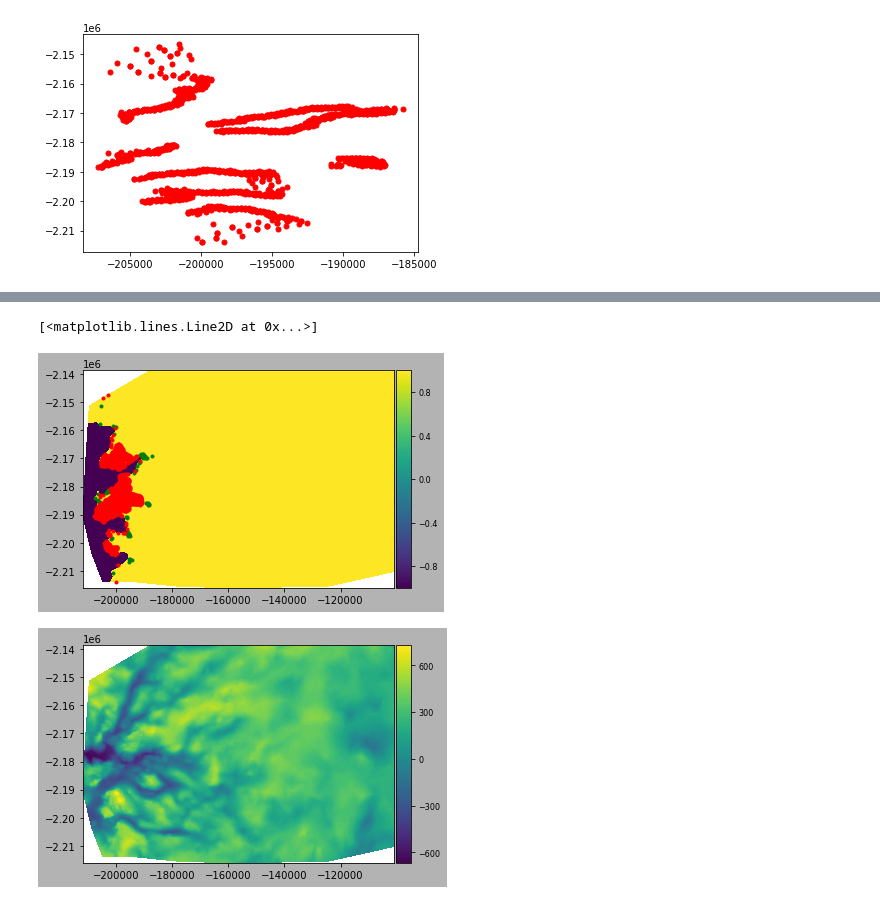
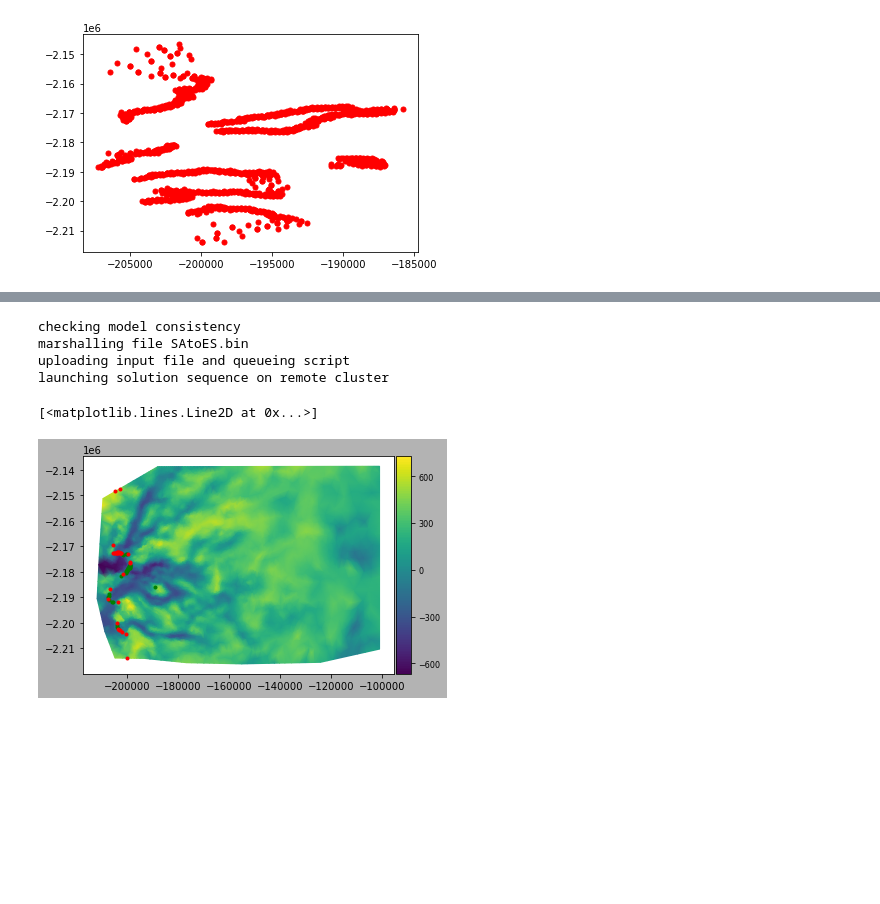
Before and after one commit to dfelikson/GrIS_Outlet_Glacier_Seasonal_dhdt, a Jupyter notebook: relaxation.ipynb, the cells around one changed output, grey strips where cells are left out. Cells and saved outputs as stored; diff of their text form; code cells hidden in the pictures; blank space fills up the shorter version.

Commit message:
New version of relaxation notebook to run on the new DaskHub setup on us-west-2

```diff
--- a/relaxation.ipynb
+++ b/relaxation.ipynb
@@ -147,7 +156,8 @@ Q = glacier0013['RACMO']['Q']
 
 from frontalforcingsrignot import frontalforcingsrignot
 md.frontalforcings = frontalforcingsrignot()
-md.frontalforcings.thermalforcing = np.zeros( (md.mesh.numberofvertices+1, len(glacier0013['EN4']['TF'])) )
+valid = ~np.isnan(glacier0013['EN4']['TF'])
+md.frontalforcings.thermalforcing = np.zeros( (md.mesh.numberofvertices+1, len(glacier0013['EN4']['TF'][valid])) )
 md.frontalforcings.subglacial_discharge = np.zeros( (md.mesh.numberofvertices+1, len(glacier0013['RACMO']['Q'])) )
 # %%
 # Assign forcings to correct node
@@ -194,6 +190,3 @@ The 'add_all' parameter of __init__() was deprecated in Matplotlib 3.3 and will
-# %%
-pos = np.where(np.isnan(md.frontalforcings.thermalforcing))[0]
-md.frontalforcings.thermalforcing[pos] = -9999
 # %%
 print(np.where(np.isnan(md.frontalforcings.subglacial_discharge)))
 print(np.where(np.isinf(md.frontalforcings.subglacial_discharge)))
@@ -238,12 +236,8 @@ md.frontalforcings.subglacial_discharge[pos] = 0
 md.frontalforcings.thermalforcing[pos] = 0
 #+++++++++++++++++++++++++++++++++++++++++++++++++++++++++++++++++++++++
 
-md.frontalforcings.basin = np.ones(md.mesh.numberofvertices)
-md.frontalforcings.basin[glacier13_nodes]= 13
-md.frontalforcings.basin[glacier52_nodes]= 52
-md.frontalforcings.basin[glacier53_nodes]= 53
-md.frontalforcings.basin[glacier90_nodes]= 90
-md.frontalforcings.numberofbasins = 4
+md.frontalforcings.basin_id = basins_elements
+md.frontalforcings.num_basins = 4
 
 # We set the calving model (no moving front ... spclevelset is actually ignored)
 from calvingvonmises import calvingvonmises
@@ -260,19 +254,14 @@ md.calving.stress_threshold_groundedice = 1000000.0 #replace with LHS value
 
 # Set the requested outputs
 md.stressbalance.requested_outputs=['default']
-md.transient.requested_outputs=['default','IceVolumeAboveFloatation']
+md.transient.requested_outputs=['default','IceVolumeAboveFloatation','BasalforcingsGroundediceMeltingRate','CalvingMeltingrate']
 
 # Go solve
 md.verbose.solution=1
-import importlib
-import generic_daskhub
-importlib.reload(generic_daskhub)
-from generic_daskhub import generic_daskhub
-
 from socket import gethostname
-md.cluster = generic_daskhub('name', gethostname(), 'np', 16)
-
-md.settings.waitonlock = 9999 #np.inf
+from generic import generic
+md.cluster = generic('name', gethostname(), 'np', 16)
+md.settings.waitonlock = np.inf
 md.cluster.interactive = 0
 
 from solve import solve
@@ -285,7 +274,7 @@ for i in range(len(md.results.TransientSolution)):
     md.results.TransientSolution[i].step = np.float64(md.results.TransientSolution[i].step)
 
 #export_netCDF(md, "./Models/SAtoES_relaxation_" +ensemble_ID+ ".nc")
-export_netCDF(md, "./Models/SAtoES_relaxation_control.nc")
+#export_netCDF(md, "./Models/SAtoES_relaxation_control.nc")
 # %% [output]
 checking model consistency
 marshalling file SAtoES.bin
@@ -352,30 +286,35 @@ The 'add_all' parameter of __init__() was deprecated in Matplotlib 3.3 and will
+# %%
+md.timestepping.final_time = 1995.
+md = solve(md, 'tr')
+# %% [output]
+checking model consistency
+marshalling file SAtoES.bin
+uploading input file and queueing script
+launching solution sequence on remote cluster
 # %%
 time = [md.results.TransientSolution[i].time for i in range(len(md.results.TransientSolution))]
 VAF = [md.results.TransientSolution[i].IceVolumeAboveFloatation for i in range(len(md.results.TransientSolution))]
 
 # Look for terminus advance
 idx = np.logical_and(np.array(md.mask.ice_levelset) > 0, \
-                     np.array(md.results.TransientSolution[150].MaskIceLevelset).ravel() <= 0)
+                     np.array(md.results.TransientSolution[-1].MaskIceLevelset).ravel() <= 0)
 pos_advance = np.where(idx)[0]
 
 # Look for terminus retreat
 idx = np.logical_and(np.array(md.mask.ice_levelset) < 0, \
-                     np.array(md.results.TransientSolution[150].MaskIceLevelset).ravel() >= 0)
+                     np.array(md.results.TransientSolution[-1].MaskIceLevelset).ravel() >= 0)
 pos_retreat = np.where(idx)[0]
 
 #fig = plt.figure(figsize=(10,10))
 #plotmodel(md, 'data', np.array(md.mask.ice_levelset), \
 #              'data', np.array(md.results.TransientSolution[5].MaskIceLevelset).ravel(), \
 #              'caxis#all', [-1., +1.])
-plotmodel(md, 'data', np.array(md.mask.ice_levelset) - np.array(md.results.TransientSolution[149].MaskIceLevelset).ravel(), \
-              'caxis#all', [-1, +1])
+#plotmodel(md, 'data', np.array(md.mask.ice_levelset) - np.array(md.results.TransientSolution[-1].MaskIceLevelset).ravel(), \
+#              'caxis#all', [-1, +1])
 
+plotmodel(md, 'data', md.mask.ice_levelset)
 plt.plot(md.mesh.x[pos_advance], md.mesh.y[pos_advance], 'g.')
 plt.plot(md.mesh.x[pos_retreat], md.mesh.y[pos_retreat], 'r.')
 # %% [output]
 [<matplotlib.lines.Line2D at 0x...>]
-[figure, old version]
+[figure, new version]
-# %%
-plotmodel(md,'data', md.geometry.bed)
-# %% [output]
-[figure, removed]
```
Also changed, not shown: parts of 18 cells of this notebook.
